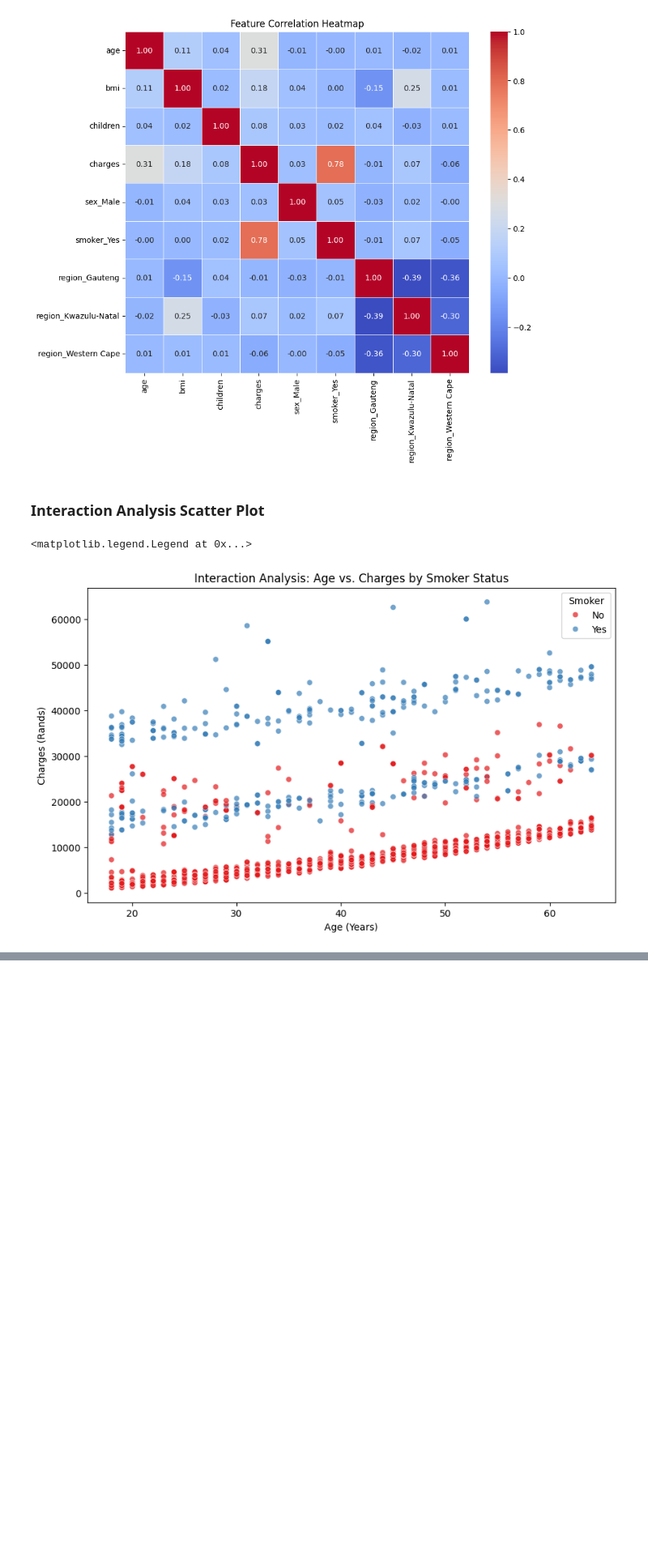
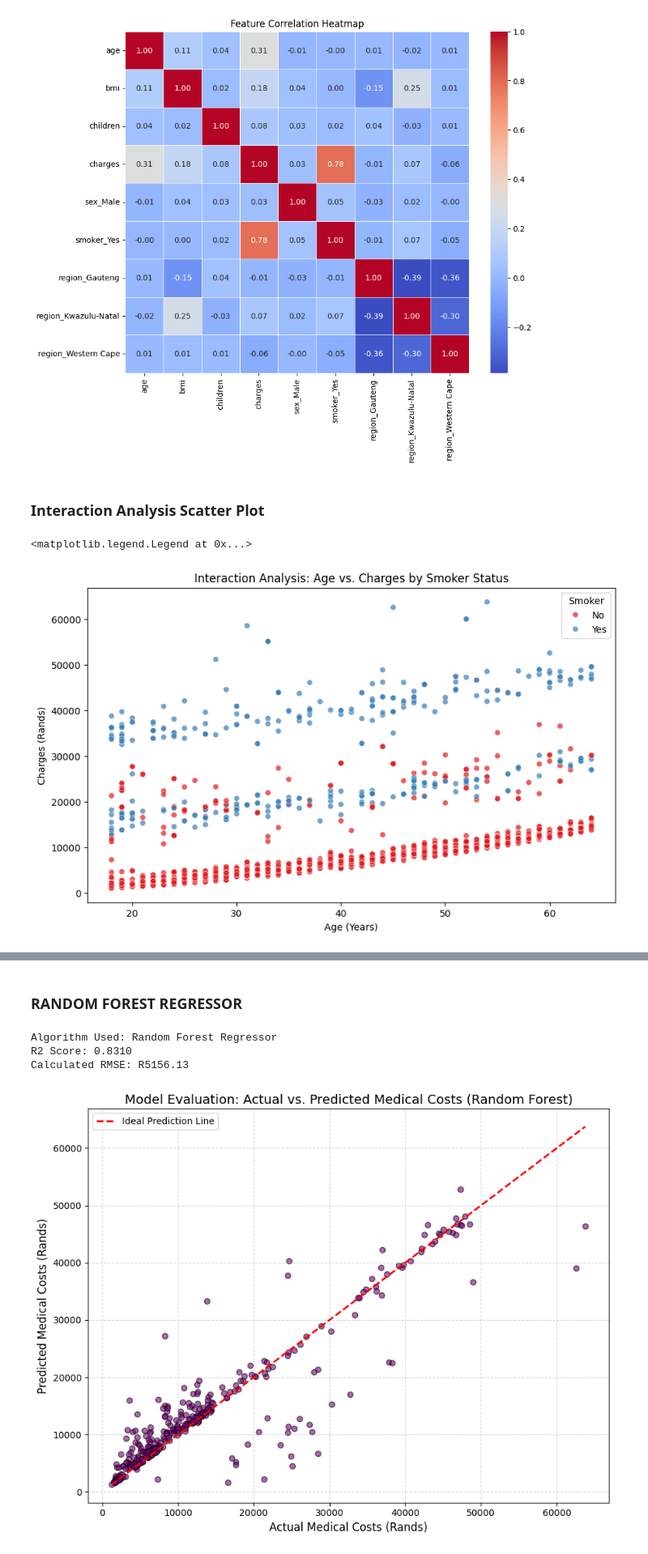
Before and after one commit to majortank/AI-Course-2026, a Jupyter notebook: Homework_One.ipynb, the cells around one changed output, grey strips where cells are left out. Shown at 81% size. Drawn from its saved outputs; the diff is of its cells as text; code cells hidden in the pictures; blank space fills up the shorter version.

```diff
--- a/Homework_One.ipynb
+++ b/Homework_One.ipynb
@@ -205,0 +274,58 @@ plt.legend(title='Smoker')
+# %% [markdown]
+### RANDOM FOREST REGRESSOR
+# %%
+# Step 1: Initialize the Model
+# n_estimators=100 means the model will build 100 individual decision trees
+# random_state=42 ensures our results are reproducible
+rf_model = RandomForestRegressor(n_estimators=100, random_state=42)
+
+# Step 2: Train the Model
+# We fit the Random Forest to the exact same training data (X_train, y_train) used for Linear Regression
+rf_model.fit(X_train, y_train)
+
+# Step 3: Make Predictions
+# The model uses the 100 trees to estimate charges for the unseen test data
+rf_predictions = rf_model.predict(X_test)
+
+# Step 4: Evaluate Model Performance
+rf_r2 = r2_score(y_test, rf_predictions)
+rf_rmse = np.sqrt(mean_squared_error(y_test, rf_predictions))
+
+# Output the metrics for Section 6.3 of the Answer Sheet
+print(f"Algorithm Used: Random Forest Regressor")
+print(f"R2 Score: {rf_r2:.4f}")
+print(f"Calculated RMSE: R{rf_rmse:.2f}")
+
+# --- 5. ACTUAL VS PREDICTED VISUALIZATION ---
+
+# Plotting the results of our best-performing model (Random Forest)
+plt.figure(figsize=(9, 7))
+
+# Create a scatter plot of the actual charges vs. the model's predicted charges
+plt.scatter(y_test, rf_predictions, alpha=0.6, color='purple', edgecolors='k')
+
+# Draw the "Ideal" line (where Actual equals Predicted perfectly)
+# We plot a diagonal red dashed line from the minimum to maximum test values
+plt.plot([y_test.min(), y_test.max()], [y_test.min(), y_test.max()], 'r--', lw=2, label='Ideal Prediction Line')
+
+# Add professional titles and labels
+plt.title("Model Evaluation: Actual vs. Predicted Medical Costs (Random Forest)", fontsize=14)
+plt.xlabel("Actual Medical Costs (Rands)", fontsize=12)
+plt.ylabel("Predicted Medical Costs (Rands)", fontsize=12)
+plt.legend()
+plt.grid(True, linestyle='--', alpha=0.5)
+
+# Display the plot
+plt.tight_layout()
+plt.show()
+
+# Logic Insight for Answer Sheet (Section 6.4.4):
+# Look at how the purple dots cluster around the red dashed line.
+# At lower costs, they stay very tight to the line (high accuracy).
+# As costs increase (move further to the right), the points spread out more (fan shape).
+# This means the model is highly accurate for lower medical bills but slightly less precise for extreme, high-cost cases.
+# %% [output]
+Algorithm Used: Random Forest Regressor
+R2 Score: 0.8310
+Calculated RMSE: R5156.13
+[figure, added]
```
Also changed, not shown: parts of 17 cells of this notebook.
